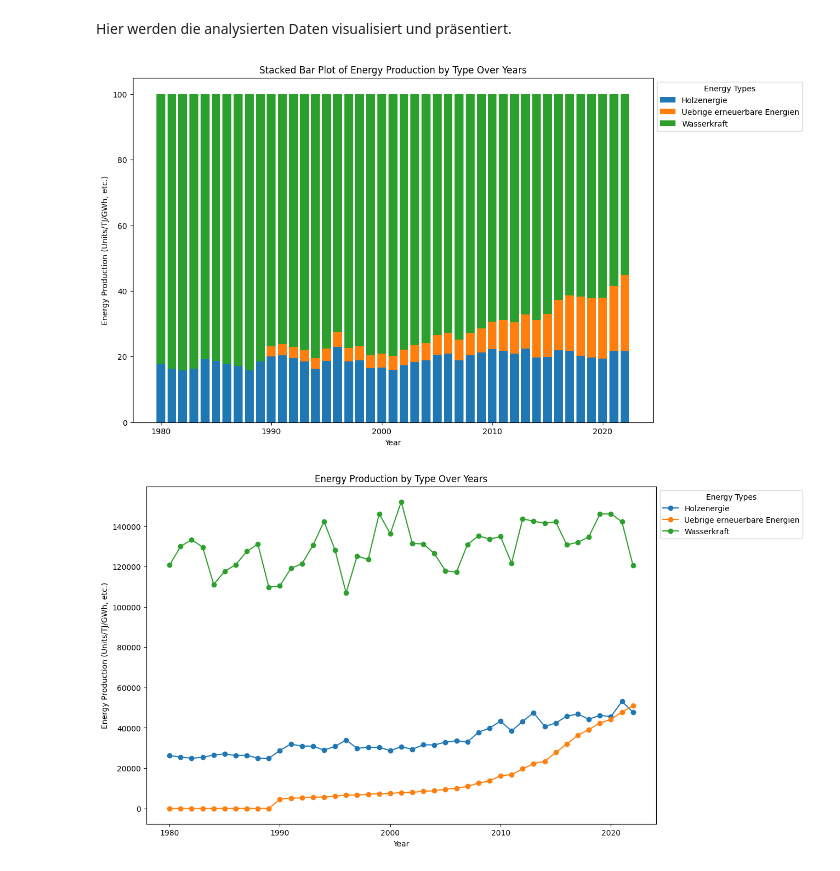
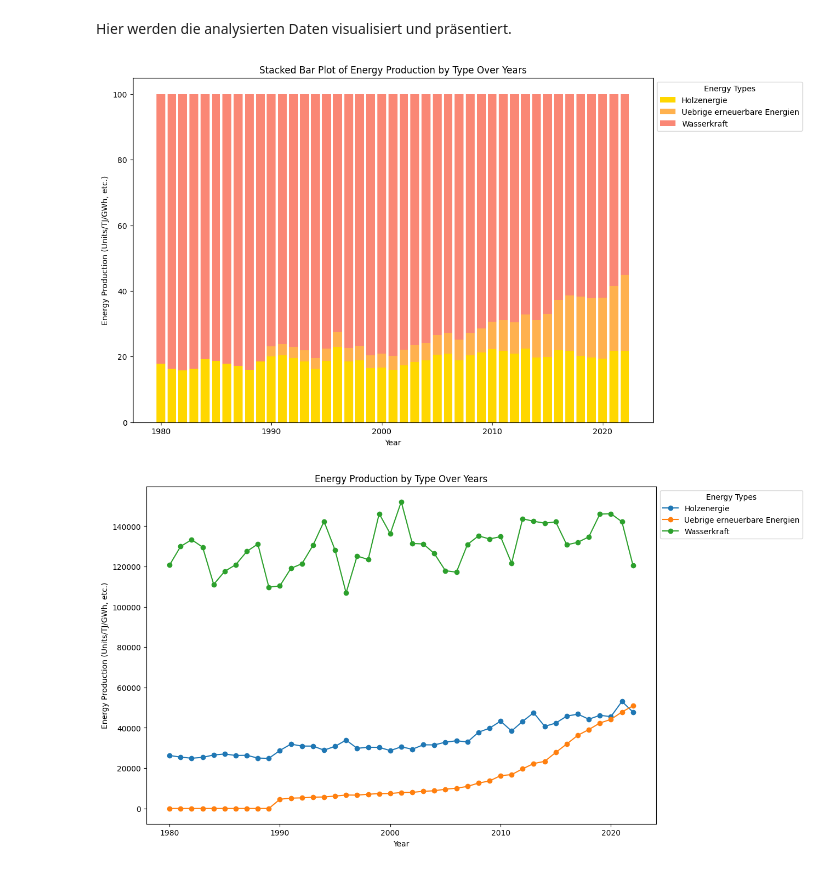
Before and after one commit to michaelzimmermannstudhslu/BINA_2024_energy_research, a Jupyter notebook: bina_casestudy_adhumezi.ipynb, the cells around one changed output. Cells and saved outputs as stored; diff of their text form; code cells hidden in the pictures.

```diff
--- a/bina_casestudy_adhumezi.ipynb
+++ b/bina_casestudy_adhumezi.ipynb
@@ -999,7 +999,7 @@ from IPython.display import display
 from scipy.signal import find_peaks, savgol_filter
 from sklearn.linear_model import LinearRegression
 # %%
-def plot_pie(df, year, carrier_col='Energietraeger', percentage_col='Percentage', plot_title=None, legend_title='Energieträger'):
+def plot_pie(df, year, carrier_col='Energietraeger', percentage_col='Percentage', plot_title=None, legend_title='Energieträger', colors=None):
     """
     Erstellt ein Tortendiagramm des Energieverbrauchs nach bestimmten Energieträgern für ein vorgegebenes Jahr aus einem bereitgestellten DataFrame.
 
@@ -1010,6 +1010,7 @@ def plot_pie(df, year, carrier_col='Energietraeger', percentage_col='Percentage'
     - percentage_col (str): Spaltenname im DataFrame, der die Prozentsätze darstellt.
     - plot_title (str): Titel des Diagramms, falls None, wird ein Standardtitel generiert.
     - legend_title (str): Titel für die Legende.
+    - colors (list): Liste von Farben für die Segmente des Tortendiagramms; falls None, wird eine Standardfarbpalette verwendet.
 
     Der DataFrame sollte mindestens die Spalten nach `carrier_col` und `percentage_col` neben 'Jahr' enthalten.
     """
@@ -1022,12 +1023,13 @@ def plot_pie(df, year, carrier_col='Energietraeger', percentage_col='Percentage'
     if plot_title is None:
         plot_title = f'Energieverbrauch nach {legend_title} {year}'
 
-    # Farben durch eine Farbpalette zuweisen
-    cmap = plt.get_cmap('tab20')  # Verbesserte Farbpalette
-    colors = [cmap(i) for i in np.linspace(0, 1, len(labels))]
+    # Farben durch eine Farbpalette zuweisen, falls keine Farben angegeben wurden
+    if colors is None:
+        cmap = plt.get_cmap('tab20')  # Verbesserte Farbpalette
+        colors = [cmap(i) for i in np.linspace(0, 1, len(labels))]
 
     # Das größte Segment leicht hervorheben
-    explode = [0.1 if i == sizes.idxmax() else 0 for i in sizes.index]
+    explode = [0.1] * len(sizes)
 
     # Tortendiagramm erstellen
     plt.figure(figsize=(10, 8))
@@ -1036,7 +1038,7 @@ def plot_pie(df, year, carrier_col='Energietraeger', percentage_col='Percentage'
     # Beschriftungen und Prozentangaben verbessern
     for text, autotext in zip(texts, autotexts):
         text.set_fontsize(10)
-        text.set_color('gray')  # Farbe der Texte zu Grau ändern, um Lesbarkeit zu verbessern
+        text.set_color('white')  # Farbe der Texte zu Grau ändern, um Lesbarkeit zu verbessern
         autotext.set_fontsize(10)
 
     # Legende hinzufügen
@@ -1044,6 +1046,7 @@ def plot_pie(df, year, carrier_col='Energietraeger', percentage_col='Percentage'
     plt.title(plot_title)
     plt.axis('equal')  # Gleiches Seitenverhältnis stellt sicher, dass das Pie als Kreis gezeichnet wird.
     plt.show()
+
 
 def plot_stacked_area(df, x_label, y_label, title, colors, legend_title):
     """
@@ -1065,7 +1068,7 @@ def plot_stacked_area(df, x_label, y_label, title, colors, legend_title):
     plt.legend(loc='upper left', bbox_to_anchor=(1, 1), title=legend_title)
     plt.show()
 
-def plot_stacked_bar(data, title, xlabel, ylabel, legend_title='Energy Types', figsize=(12, 8)):
+def plot_stacked_bar(data, title, xlabel, ylabel, legend_title='Energy Types', figsize=(12, 8), colors=None):
     """
     Erstellt ein gestapeltes Balkendiagramm mit gegebenen Daten.
 
@@ -1076,13 +1079,20 @@ def plot_stacked_bar(data, title, xlabel, ylabel, legend_title='Energy Types', f
     - ylabel (str): Beschriftung der y-Achse.
     - legend_title (str): Titel für die Legende.
     - figsize (tuple): Tupel für die Größe der Figur (Breite, Höhe).
+    - colors (list): Eine Liste von Farben, die für die verschiedenen Stapel verwendet werden sollen.
+                     Wenn 'None' übergeben wird, werden automatisch Farben aus der Farbpalette verwendet.
     """
     fig, ax = plt.subplots(figsize=figsize)
     bottom = np.zeros(len(data))  # Dies wird die kumulative Untergrenze für jede Stapelung verfolgen
 
-    # Jede Spalte als separater Teil des Stapels plotten
-    for col in data.columns:
-        ax.bar(data.index, data[col], bottom=bottom, label=col)
+    if colors is None:
+        # Standardfarbpalette verwenden, wenn keine Farben angegeben wurden
+        cmap = plt.get_cmap('tab20')
+        colors = [cmap(i) for i in np.linspace(0, 1, len(data.columns))]
+
+    # Jede Spalte als separater Teil des Stapels plotten, Farben zuteilen
+    for idx, col in enumerate(data.columns):
+        ax.bar(data.index, data[col], bottom=bottom, label=col, color=colors[idx % len(colors)])
         bottom += data[col].values  # Aktualisieren der Untergrenze für den nächsten Stapel
 
     # Titel und Beschriftungen einstellen
@@ -1428,10 +1448,12 @@ Hier werden die analysierten Daten visualisiert und präsentiert.
 #Daten -> StromProduktionErneuerbareEnergien = Import ['Uebrige erneuerbare Energien' + 'Holzenergie']  + Inlandproduktion ['Uebrige erneuerbare Energien' + 'Holzenergie' + 'Wasserkraft']
 #Status -> Ready to update existing code
 # %%
+colors = ['#ffd700', '#ffb14e', '#fa8775', '#ea5f94', '#cd34b5', '#9d02d7', '#0000ff']
+
 # Create a stacked bar plot
-plot_stacked_bar(renewable_pivoted_data, 'Stacked Bar Plot of Energy Production by Type Over Years', 'Year', 'Energy Production (Units/TJ/GWh, etc.)')
+plot_stacked_bar(renewable_pivoted_data, 'Stacked Bar Plot of Energy Production by Type Over Years', 'Year', 'Energy Production (Units/TJ/GWh, etc.)', colors=colors)
 # %% [output]
-[figure, old version]
+[figure, new version]
 # %%
 plot_multiple_lines(renewable_tj_pivoted_data, 'Energy Production by Type Over Years', 'Year', 'Energy Production (Units/TJ/GWh, etc.)')
 # %% [output]
```
Also changed, not shown: parts of 7 cells of this notebook.
